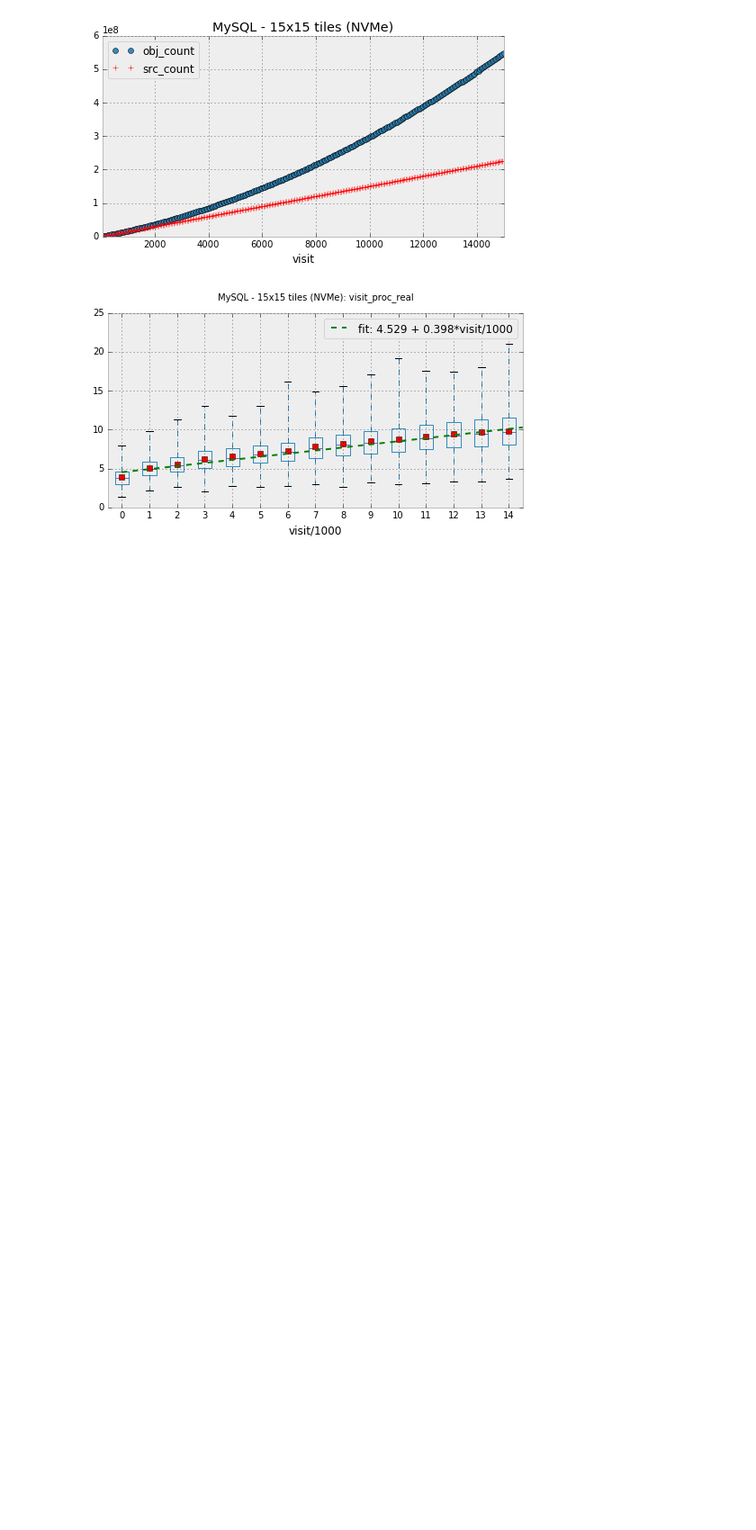
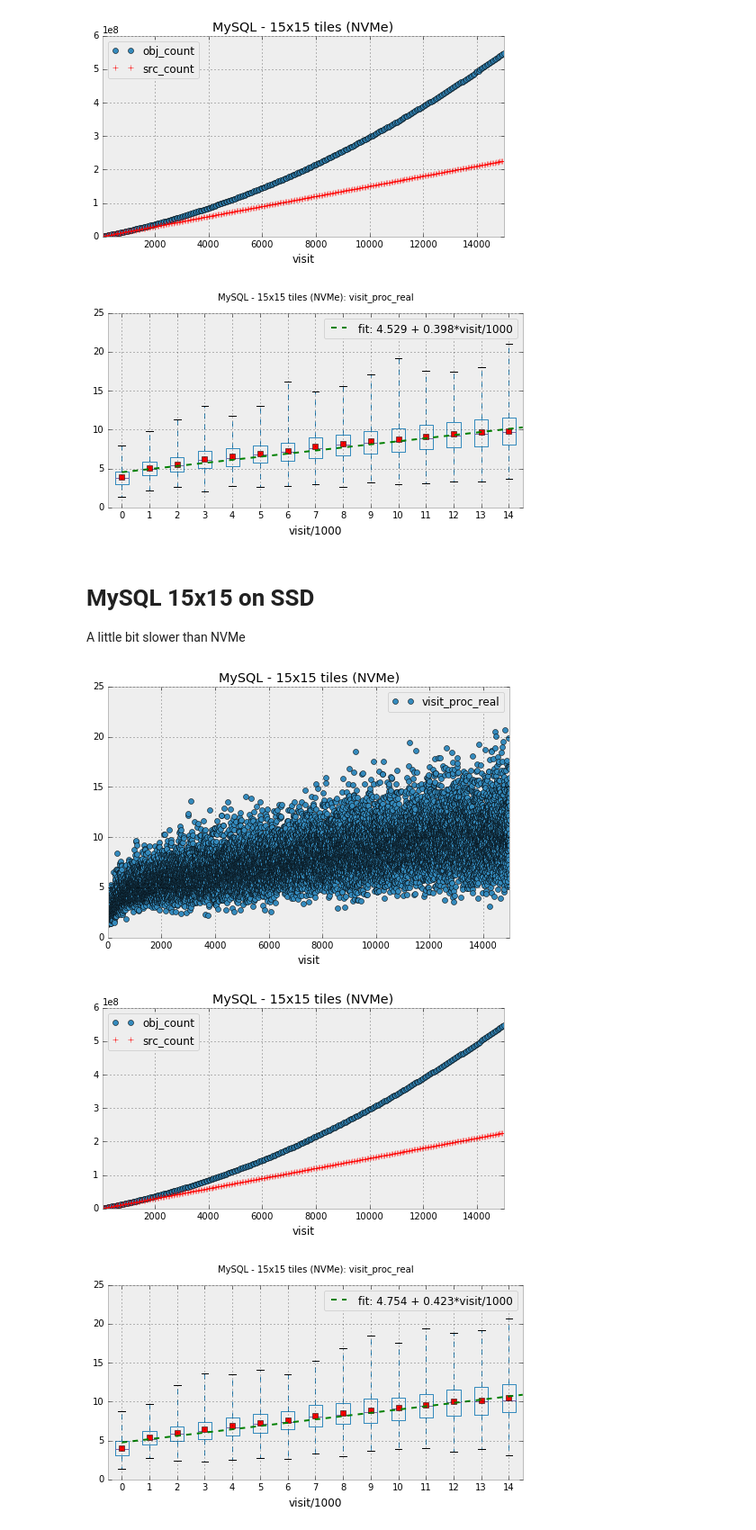
Before and after one commit to lsst-dm/l1dbproto-notebooks, a Jupyter notebook: DM-9301 - parallel processing.ipynb, the cells around one changed output. Shown at 90% size. Cells and saved outputs as stored; diff of their text form; code cells hidden in the pictures; blank space fills up the shorter version.

Commit message:
Add mysql-15x15-ssd case for completeness

```diff
--- a/DM-9301 - parallel processing.ipynb
+++ b/DM-9301 - parallel processing.ipynb
@@ -164,3 +164,15 @@ ds = do_plots("data/dm-9301-mysql-15x15-nvme-01.csv.gz", "MySQL - 15x15 tiles (N
 [figure]
 [figure]
 [figure]
+# %% [markdown]
+MySQL 15x15 on SSD
+==========
+
+A little bit slower than NVMe
+# %%
+ds = do_plots("data/dm-9301-mysql-15x15-ssd-02.csv.gz", "MySQL - 15x15 tiles (NVMe)",
+              bin=1000, time='visit_proc_real');
+# %% [output]
+[figure, added]
+[figure, added]
+[figure, added]
```
Also changed, not shown: 1 other file.
